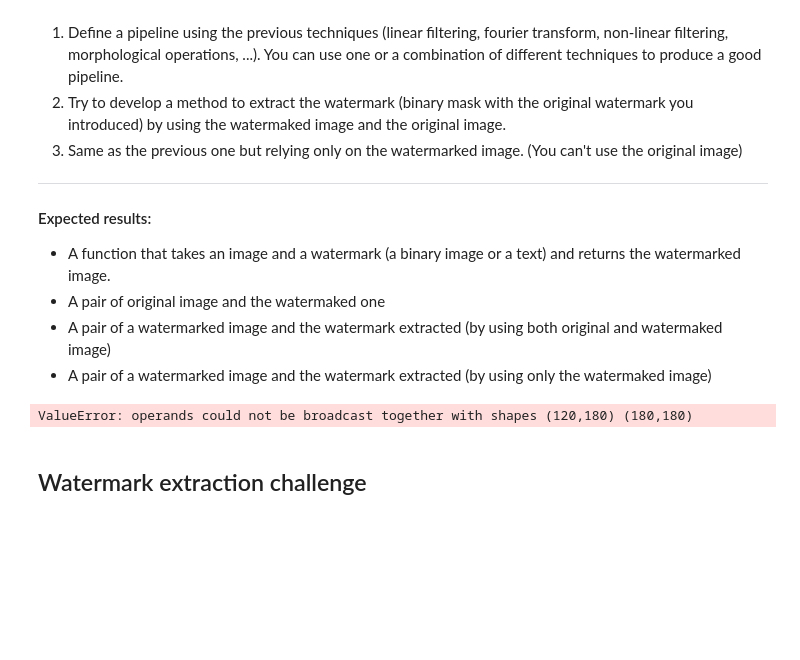
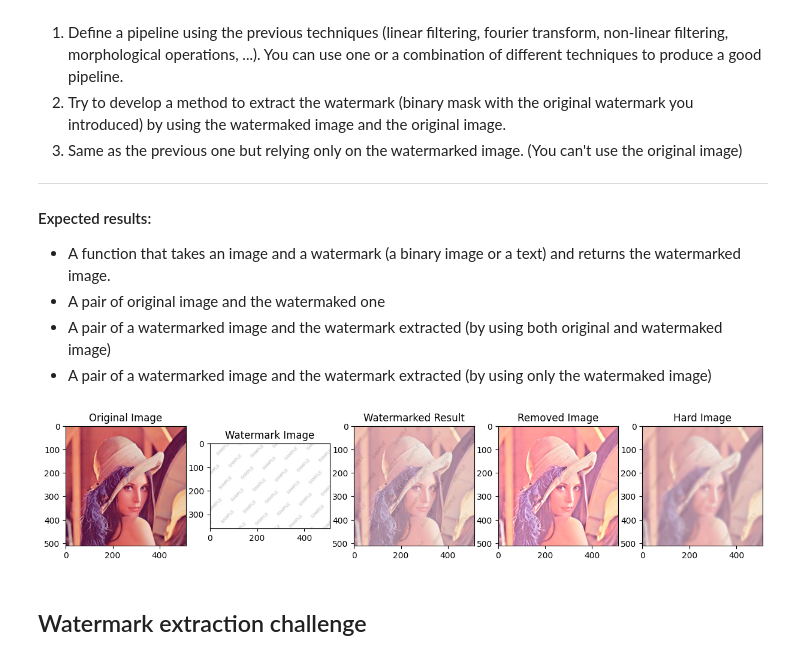
Before and after one commit to IvanGomez37/UAB23-Computer-Vision-Labs, a Jupyter notebook: Lab 2/Practicum_Fundamentals_CV_Students_Lab2.ipynb, the cells around one changed output. Saved outputs shown, nothing was run; the diff lists cells and outputs as text; code cells hidden in the pictures; blank space fills up the shorter version.

```diff
--- a/Lab 2/Practicum_Fundamentals_CV_Students_Lab2.ipynb
+++ b/Lab 2/Practicum_Fundamentals_CV_Students_Lab2.ipynb
@@ -838,16 +692,0 @@ watermark_url = os.path.join(path_images, "watermark.png")
-# %%
-def apply_watermark(image_url, watermark_url, watermark_text=None):
-    image_image = mask_reading(image_url, 70)
-    watermark_image = mask_reading(watermark_url, 70)
-
-    return image_image + watermark_image
-
-def remove_watermark_easy(original_image, watermarked_image):
-  pass
-
-def remove_watermark_hard(watermarked_image):
-  pass
-# %%
-plt.imshow(apply_watermark(image_url, watermark_url))
-# %% [output]
-ValueError: operands could not be broadcast together with shapes (120,180) (180,180)
@@ -854,3 +753,27 @@ ValueError: operands could not be broadcast together with shapes (120,180) (180,
+# %%
+# Image and watermark path
+image_path = os.path.join(path_images,"lenna.png")
+watermark_path = os.path.join(path_images,"copyright3.jpg")
+
+# Loading images
+original_image = cv2.imread(image_path)
+watermark_image = cv2.imread(watermark_path)
+
+# Execution of functions
+watermarked_result = apply_watermark(original_image, watermark_image)
+removed_image = remove_watermark_easy(original_image, watermarked_result)
+hard_image = remove_watermark_hard(watermarked_result)
+# %%
+# Display images side by side
+fig, axes = plt.subplots(1, 5, figsize=(15, 3))
+axes[0].imshow(cv2.cvtColor(original_image, cv2.COLOR_BGR2RGB)), axes[0].set_title('Original Image')
+axes[1].imshow(cv2.cvtColor(watermark_image, cv2.COLOR_BGR2RGB)), axes[1].set_title('Watermark Image')
+axes[2].imshow(cv2.cvtColor(watermarked_result, cv2.COLOR_BGR2RGB)), axes[2].set_title('Watermarked Result')
+axes[3].imshow(cv2.cvtColor(removed_image, cv2.COLOR_BGR2RGB)), axes[3].set_title('Removed Image')
+axes[4].imshow(cv2.cvtColor(hard_image, cv2.COLOR_BGR2RGB)), axes[4].set_title('Hard Image')
+plt.show()
+# %% [output]
+[figure, added]
 # %% [markdown]
 ## Watermark extraction challenge
 # %% [markdown]
```
Also changed, not shown: parts of 15 cells of this notebook, 3 other files.
